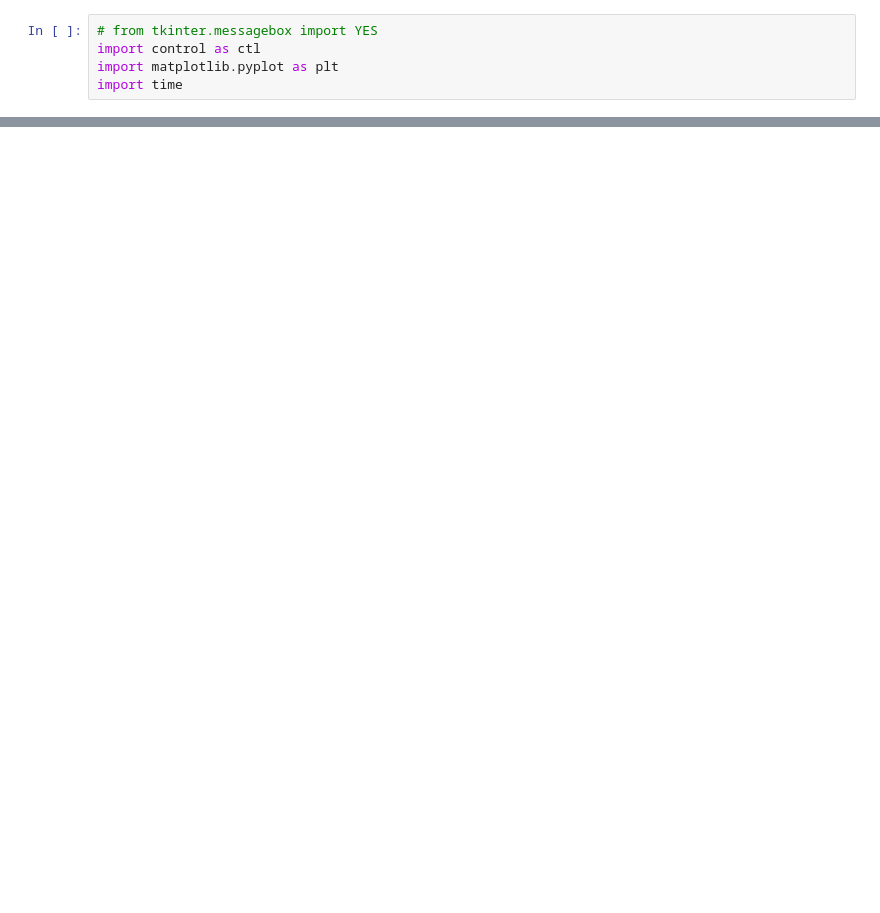
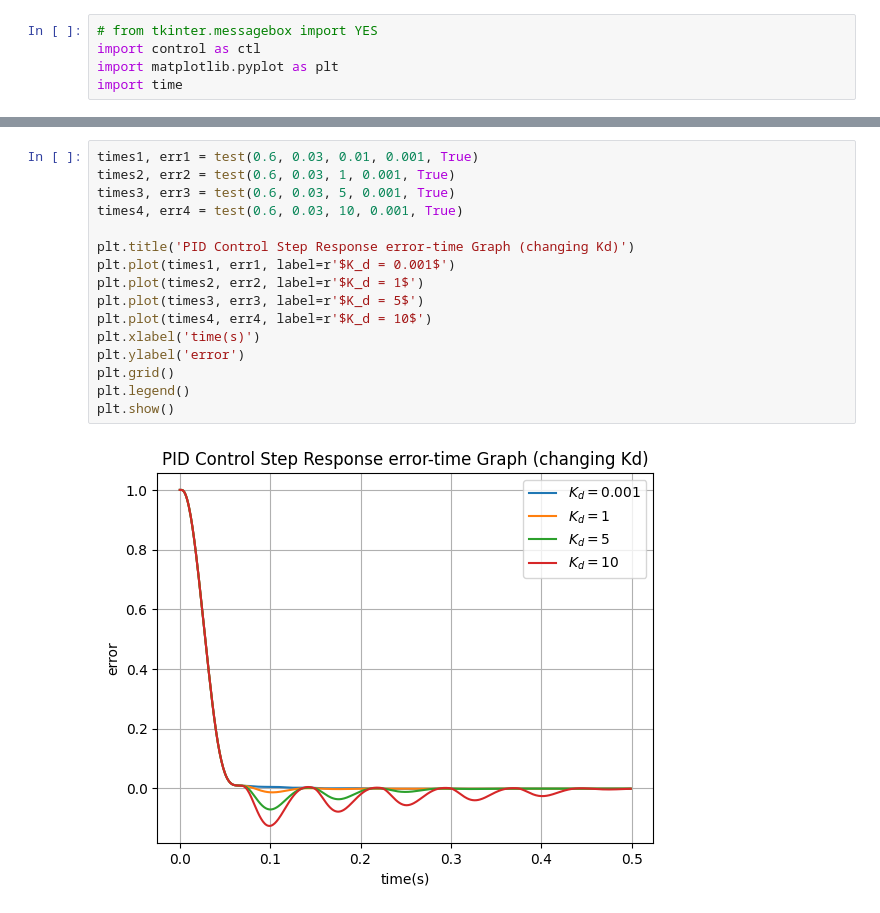
Before and after one commit to LuminolT/intelligent-control, a Jupyter notebook: exp2.ipynb, the cells around one changed output, grey strips where cells are left out. Drawn from its saved outputs; the diff is of its cells as text; blank space fills up the shorter version.

```diff
--- a/exp2.ipynb
+++ b/exp2.ipynb
@@ -193,0 +166,18 @@ dt = 0.001
+# %%
+times1, err1 = test(0.6, 0.03, 0.01, 0.001, True)
+times2, err2 = test(0.6, 0.03, 1, 0.001, True)
+times3, err3 = test(0.6, 0.03, 5, 0.001, True)
+times4, err4 = test(0.6, 0.03, 10, 0.001, True)
+
+plt.title('PID Control Step Response error-time Graph (changing Kd)')
+plt.plot(times1, err1, label=r'$K_d = 0.001$')
+plt.plot(times2, err2, label=r'$K_d = 1$')
+plt.plot(times3, err3, label=r'$K_d = 5$')
+plt.plot(times4, err4, label=r'$K_d = 10$')
+plt.xlabel('time(s)')
+plt.ylabel('error')
+plt.grid()
+plt.legend()
+plt.show()
+# %% [output]
+[figure, added]
```
Also changed, not shown: parts of 9 cells of this notebook.
